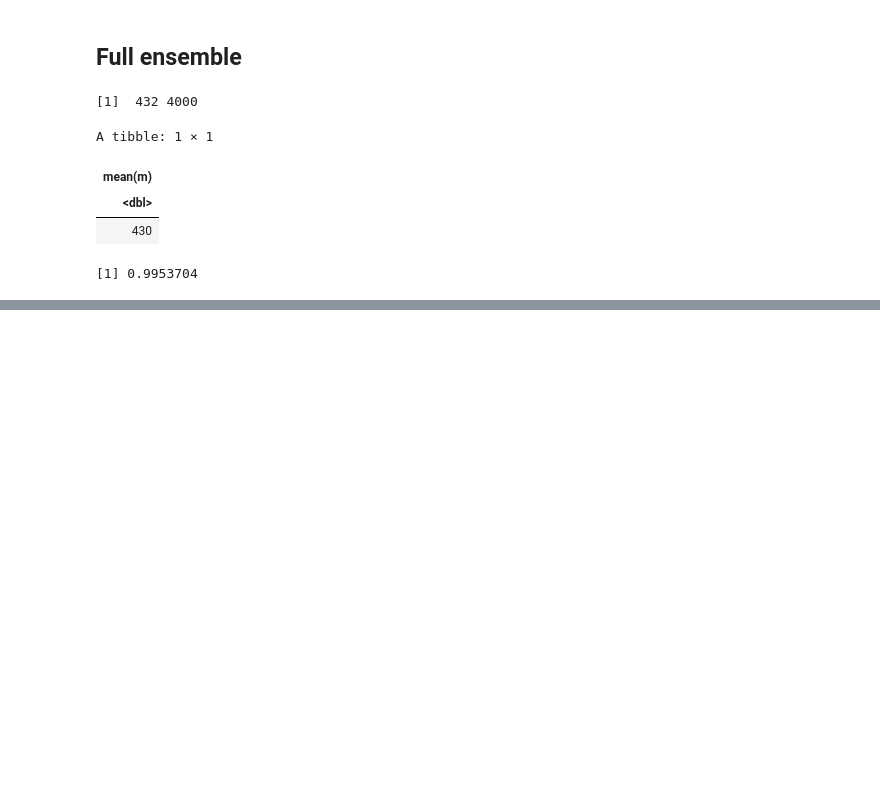
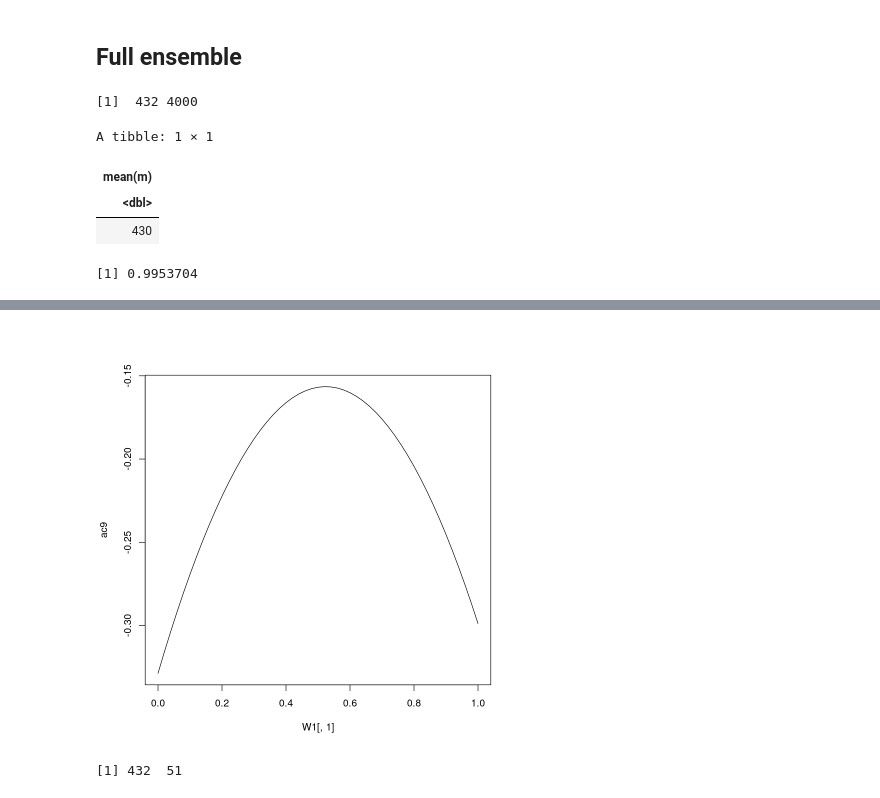
Before and after one commit to ondrej-such/snh1, a Jupyter notebook: segment.ipynb, the cells around one changed output, grey strips where cells are left out. Drawn from its saved outputs; the diff is of its cells as text; code cells hidden in the pictures; blank space fills up the shorter version.

```diff
--- a/segment.ipynb
+++ b/segment.ipynb
@@ -371,0 +447,8 @@ W2[2,]
+# %%
+plot(W1[,1], ac9, type = "l")
+# %% [output]
+[figure, added]
+# %%
+c9 <- cv_stack(select_bcp(bcp, c(2,4)), W1,  score="log")
+# %% [output]
+[1] 432  51
```
Also changed, not shown: parts of 34 cells of this notebook.
